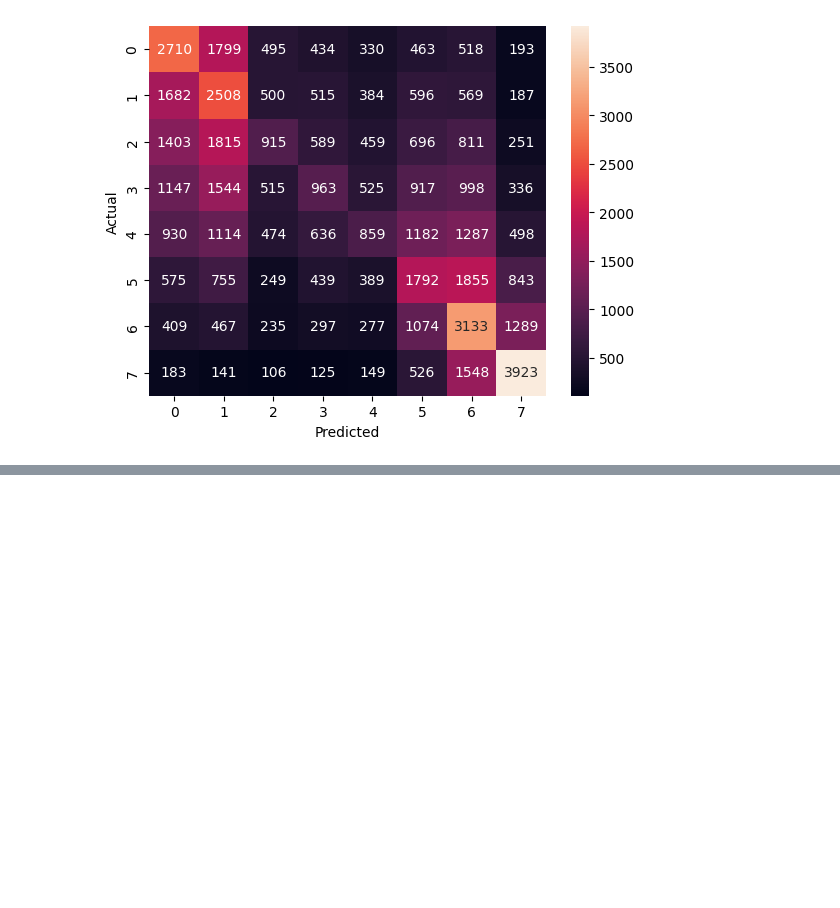
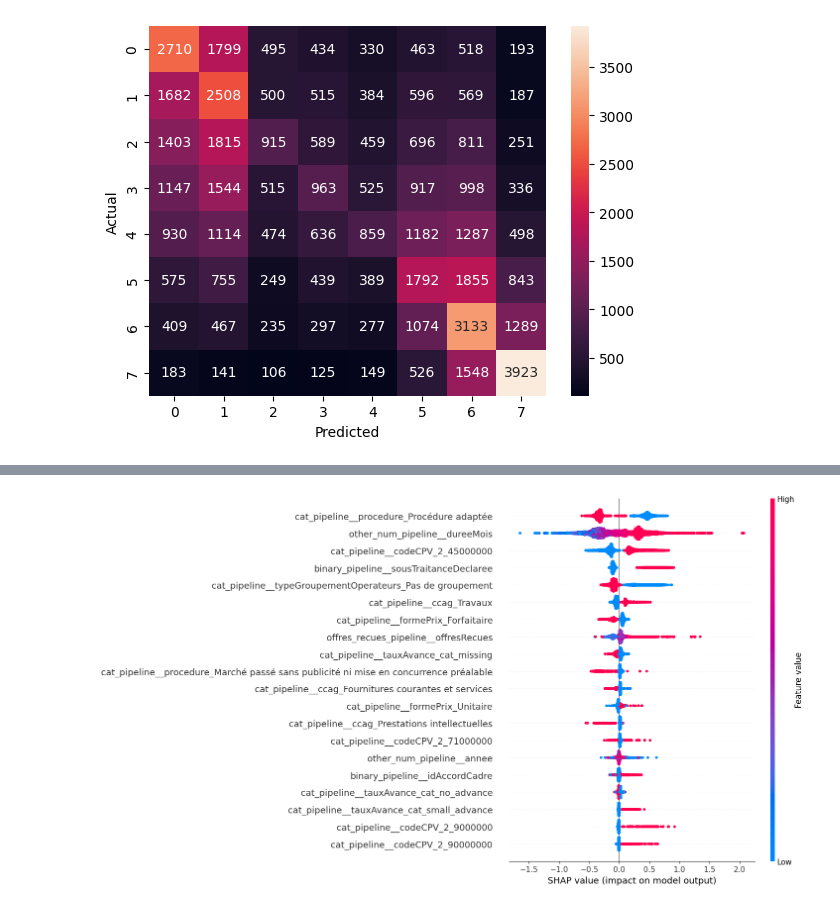
Before and after one commit to RonanB400/decp_ml, a Jupyter notebook: notebooks/JH_process-and-model.ipynb, the cells around one changed output, grey strips where cells are left out. Cells and saved outputs as stored; diff of their text form; code cells hidden in the pictures; blank space fills up the shorter version.

Commit message:
back to regressor, with new shap values

```diff
--- a/notebooks/JH_process-and-model.ipynb
+++ b/notebooks/JH_process-and-model.ipynb
@@ -474,0 +478,10 @@ plt.show()
+# %%
+xgb_reg = XGBRegressor(
+    n_estimators=500,
+    learning_rate=0.05,
+    max_depth=6,
+    random_state=42,
+    verbosity=1
+)
+
+xgb_reg.fit(X_train_processed, y_train_log)
@@ -474,0 +547,12 @@ plt.show()
+# %%
+# 1. Use TreeExplainer for XGBoost
+explainer = shap.Explainer(xgb_reg)
+
+# 2. Compute SHAP values for a subset (optional)
+X_sample = X_train_processed[:10000]  # if too big, reduce size
+shap_values = explainer(X_sample)
+
+# 3. Summarize feature importance
+shap.summary_plot(shap_values, X_sample)
+# %% [output]
+[figure, added]
```
Also changed, not shown: parts of 5 cells of this notebook.
